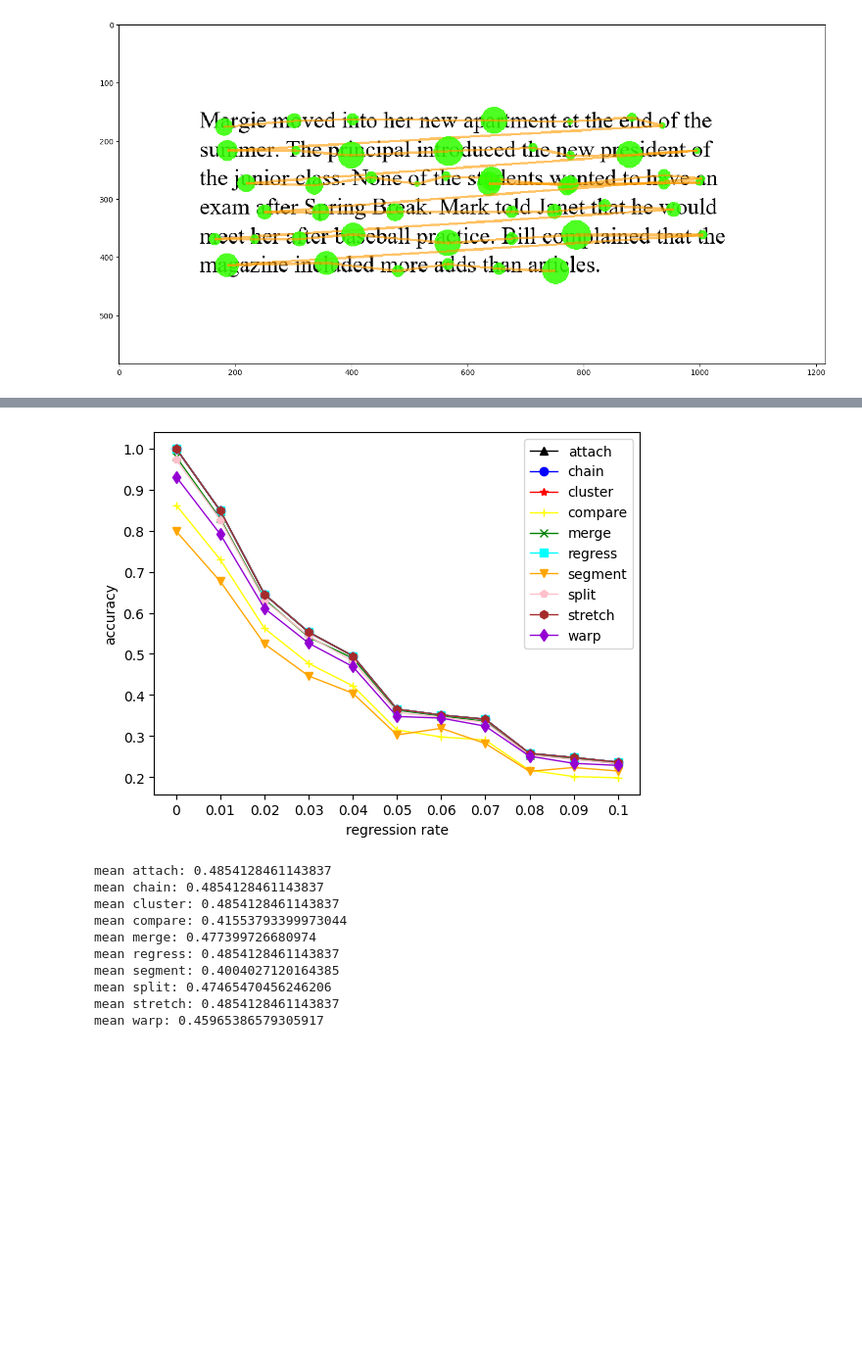
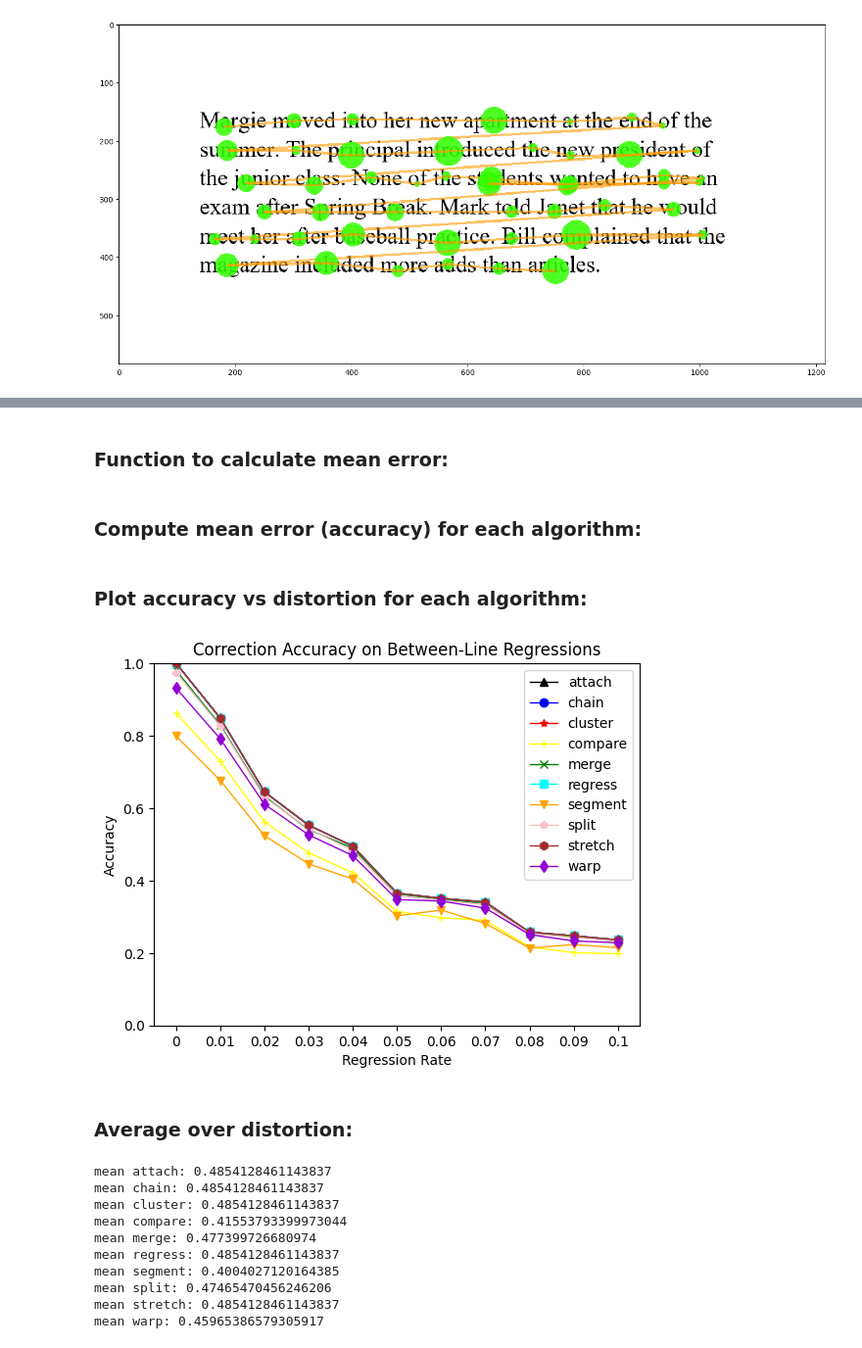
Before and after one commit to benraivel/CS421-project1, a Jupyter notebook: between-line-regression.ipynb, the cells around one changed output, grey strips where cells are left out. Shown at 98% size. Drawn from its saved outputs; the diff is of its cells as text; code cells hidden in the pictures; blank space fills up the shorter version.

Commit message:
updated plotting code

```diff
--- a/between-line-regression.ipynb
+++ b/between-line-regression.ipynb
@@ -156,6 +169,8 @@ for robot_index in tqdm(range(100)):
             draw_correction('synthetic_text.png', warp_correction, match_list)
             print("robot:", robot_index, "    error probability:", error_probability)
         '''
+# %% [markdown]
+### Function to calculate mean error:
 # %%
 def mean_error_group(results):
     new_list = []
@@ -164,6 +179,8 @@ def mean_error_group(results):
         new_list.append(statistics.mean(result))
 
     return new_list
+# %% [markdown]
+### Compute mean error (accuracy) for each algorithm:
 # %%
 mean_attach_results = mean_error_group(attach_results)
 mean_chain_results = mean_error_group(chain_results)
@@ -175,28 +192,34 @@ mean_segment_results = mean_error_group(segment_results)
 mean_split_results = mean_error_group(split_results)
 mean_stretch_results = mean_error_group(stretch_results)
 mean_warp_results = mean_error_group(warp_results)
+# %% [markdown]
+### Plot accuracy vs distortion for each algorithm:
 # %%
 plt.plot(mean_attach_results, color='Black', linewidth=1, marker='^')
 plt.plot(mean_chain_results, color='Blue', linewidth=1, marker='o')
 plt.plot(mean_cluster_results, color='Red', linewidth=1, marker='*')
 plt.plot(mean_compare_results, color='Yellow', linewidth=1, marker='+')
 plt.plot(mean_merge_results, color='Green', linewidth=1, marker='x')
 plt.plot(mean_regress_results, color='Aqua', linewidth=1, marker='s')
 plt.plot(mean_segment_results, color='Orange', linewidth=1, marker='v')
 plt.plot(mean_split_results, color='Pink', linewidth=1, marker='p')
 plt.plot(mean_stretch_results, color='Brown', linewidth=1, marker='h')
 plt.plot(mean_warp_results, color='DarkViolet', linewidth=1, marker='d')
 
+plt.title('Correction Accuracy on Between-Line Regressions')
 plt.legend(['attach', 'chain', 'cluster', 'compare', 'merge', 'regress', 'segment', 'split', 'stretch', 'warp'])
-plt.ylabel('accuracy')
-plt.xlabel('regression rate')
+plt.ylabel('Accuracy')
+plt.xlabel('Regression Rate')
+plt.ylim(0, 1)
 
 x_ticks_labels = ['0', '0.01', '0.02', '0.03', '0.04', '0.05', '0.06', '0.07', '0.08', '0.09', '0.1']
 plt.xticks(range(0, 11), x_ticks_labels)
-#plt.savefig("noise_comparison.png")
+plt.savefig("between_line_accuracy.png")
 plt.show()
 # %% [output]
-[figure, old version]
+[figure, new version]
+# %% [markdown]
+### Average over distortion:
 # %%
 print("mean attach:", statistics.mean(mean_attach_results))
 print("mean chain:", statistics.mean(mean_chain_results))
```
Also changed, not shown: parts of 7 cells of this notebook, 7 other files.
